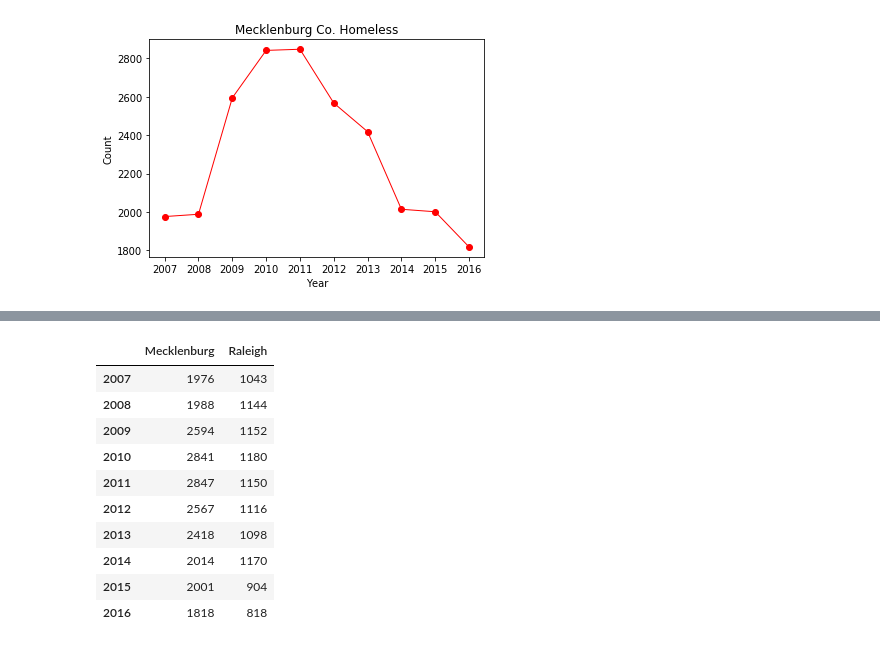
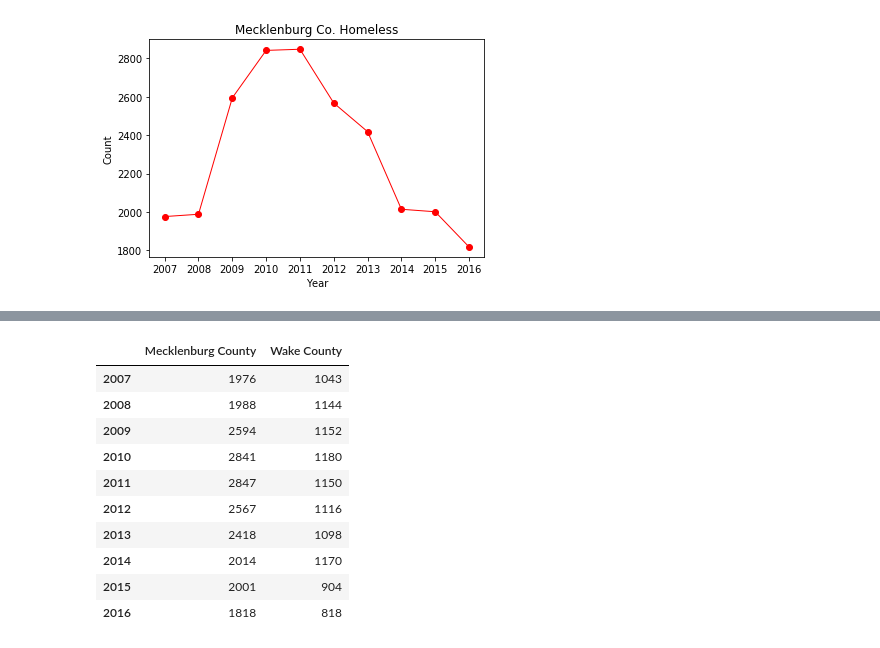
Before and after one commit to JANSSOC/Group6_Project, a Jupyter notebook: HomelessLineChartCJ.ipynb, the cells around one changed output, grey strips where cells are left out. Drawn from its saved outputs; the diff is of its cells as text; code cells hidden in the pictures.

```diff
--- a/HomelessLineChartCJ.ipynb
+++ b/HomelessLineChartCJ.ipynb
@@ -119,9 +139,9 @@ plt.show()
 # %%
-df1 = pd.DataFrame({"Mecklenburg": y_axis,"Raleigh": y_axis1}, index=x_axis)
+df1 = pd.DataFrame({"Mecklenburg County": y_axis,"Wake County": y_axis1}, index=x_axis)
 df1.to_csv("Homeless_data_07_16.csv")
 df1
 # %% [output]
-|  | Mecklenburg | Raleigh |
+|  | Mecklenburg County | Wake County |
 | 2007 | 1976 | 1043 |
 | 2008 | 1988 | 1144 |
 | 2009 | 2594 | 1152 |
```
Also changed, not shown: parts of 2 cells of this notebook, 2 other files.
